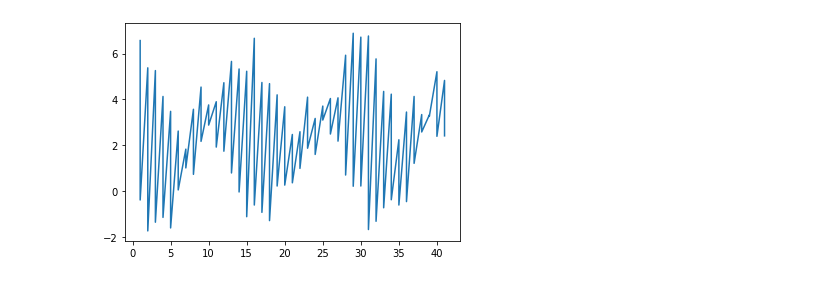
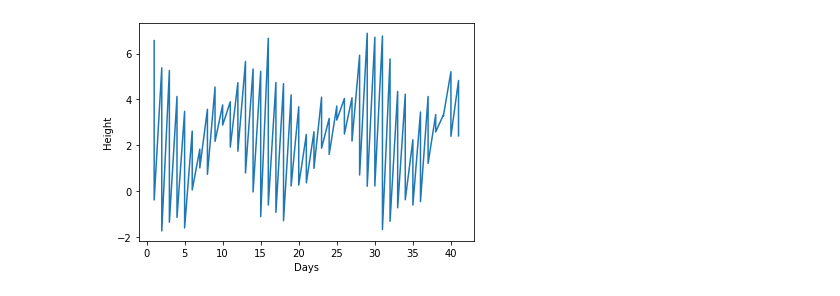
Before and after one commit to Eddz7/GroupB3_ASTR-19, a Jupyter notebook: Group Project B3.ipynb, the cells around one changed output. Drawn from its saved outputs; the diff is of its cells as text; code cells hidden in the pictures.

```diff
--- a/Group Project B3.ipynb
+++ b/Group Project B3.ipynb
@@ -5,26 +4,29 @@ from matplotlib import pyplot as plt
 # %%
+from matplotlib import pyplot as plt
+days=[]
+time=[]
+height=[]
 def osci():
 
      f = open("data.txt", "r")
-     days=[]
-     time=[]
-     height=[]
      f.readline()
      f.readline()
      f.readline()
      for x in f:
          x.split()
          p=x.split()
 
          days.append(int(p[0]))
          time=p[1]
          height.append(float(p[2]));
 
 
 
      plt.plot(days,height)
+     plt.xlabel('Days')
+     plt.ylabel('Height')
 
 
 osci()
 # %% [output]
-[figure, old version]
+[figure, new version]
```
Also changed, not shown: parts of 4 cells of this notebook.
